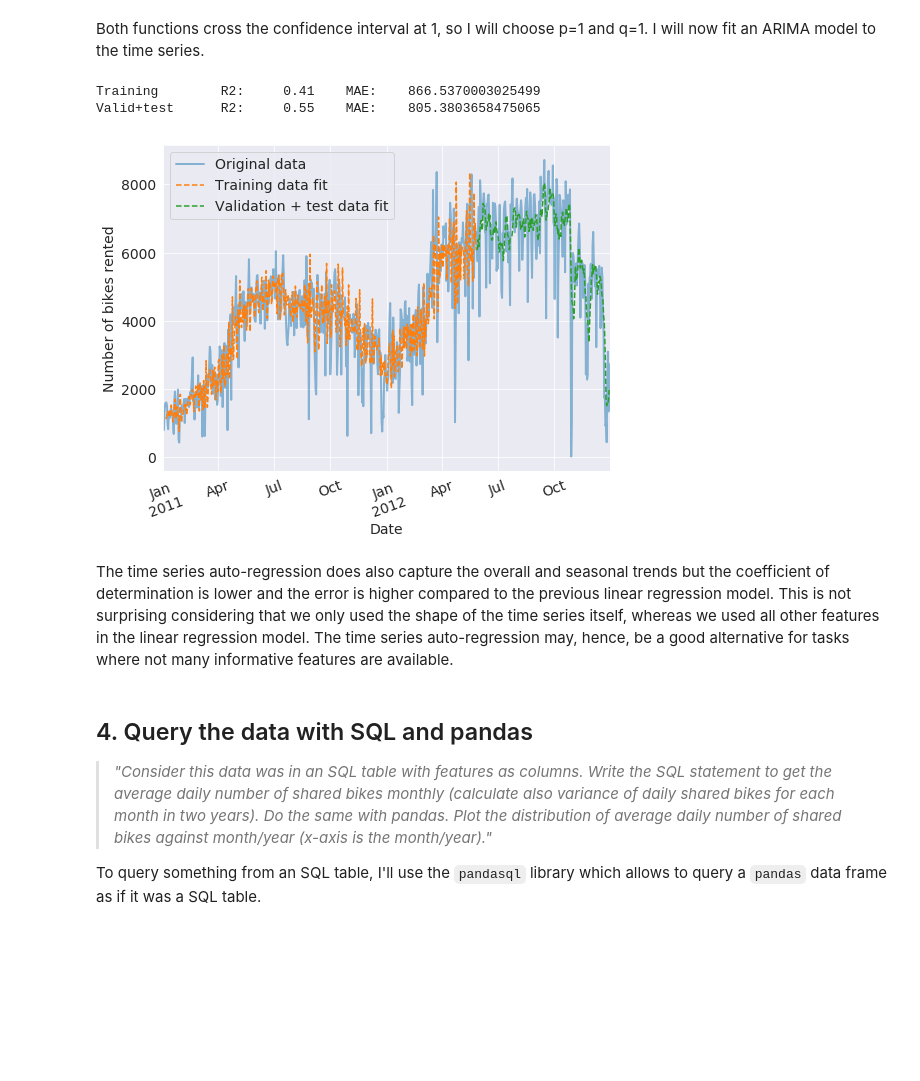
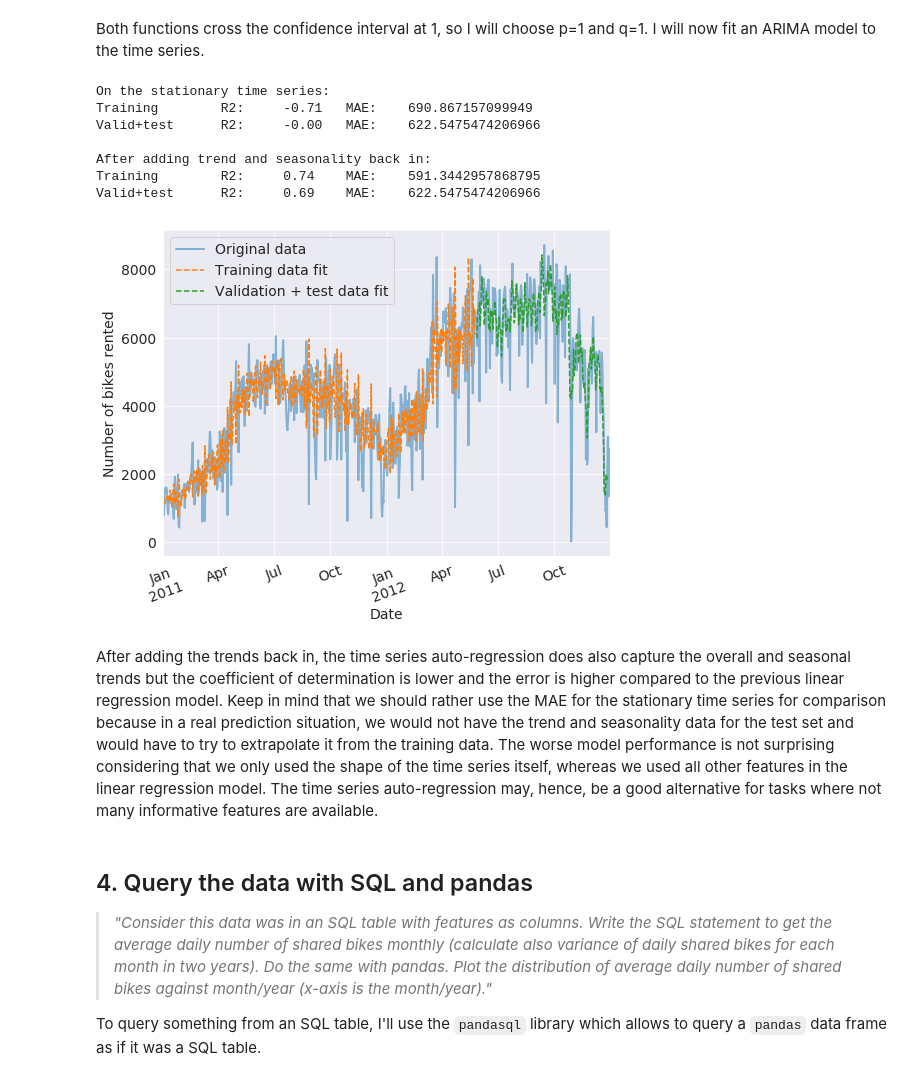
Before and after one commit to Pascal-Bliem/bike-sharing-prediction, a Jupyter notebook: Pascal-Bliem_HDI-Data-Science-Challenge.ipynb, the cells around one changed output. Drawn from its saved outputs; the diff is of its cells as text; code cells hidden in the pictures; blank space fills up the shorter version.

```diff
--- a/Pascal-Bliem_HDI-Data-Science-Challenge.ipynb
+++ b/Pascal-Bliem_HDI-Data-Science-Challenge.ipynb
@@ -780,44 +780,68 @@ Both functions cross the confidence interval at 1, so I will choose p=1 and q=1.
 # %%
 from statsmodels.tsa.arima_model import ARIMA
 
 # order = (p,d,q) means number or AR parameters, differences, and MA parameters to use
 # only fit on the training data
-model_ARIMA = ARIMA(ts.iloc[:train_idx], order=(1, 1, 1),freq="D")
-results_ARIMA = model_ARIMA.fit(disp=-1)  # -1 means: don't print any convergence info
+model_ARIMA = ARIMA(ts.iloc[:train_idx], order=(1, 1, 1), freq="D")
+# -1 means: don't print any convergence info
+results_ARIMA = model_ARIMA.fit(disp=-1)
 
 # make predictions
-y_train_pred = (results_ARIMA.predict(1,train_idx,ts)
-                + decomposition.seasonal
-                + decomposition.trend).dropna()
-# let's put validation and test set together now
-y_validtest_pred = (results_ARIMA.predict(train_idx,len(ts),ts)
+y_train_stationary = decomposition.resid[:train_idx]
+y_train_pred_stationary = results_ARIMA.predict(1, train_idx, ts)
+y_train_pred = (results_ARIMA.predict(1, train_idx, ts)
                 + decomposition.seasonal
                 + decomposition.trend).dropna()
 
+# let's put validation and test set together now
+decomp_validtest = seasonal_decompose(ts[train_idx:])
+y_validtest_stationary = decomp_validtest.resid
+y_validtest_pred_stationary = results_ARIMA.predict(train_idx, len(ts)-1, ts)
+y_validtest_pred = (results_ARIMA.predict(train_idx, len(ts), ts)
+                    + decomp_validtest.seasonal
+                    + decomp_validtest.trend).dropna()
+
+
 # set up figure
-fig, ax = plt.subplots(nrows=1,ncols=1,figsize=(8,6))
+fig, ax = plt.subplots(nrows=1, ncols=1, figsize=(8, 6))
 # plot original and predicted data
-data.plot("dteday", "cnt",rot=20,fontsize=14,ax=ax,label="Original data",lw=2,alpha=0.5)
-x_data = ax.get_children()[0].get_xdata()[2:]
-ax.plot(x_data[2:train_idx],y_train_pred,"--",label="Training data fit")
-ax.plot(x_data[train_idx:-1],y_validtest_pred,"--",label="Validation + test data fit")
+data.plot("dteday", "cnt", rot=20, fontsize=14, ax=ax,
+          label="Original data", lw=2, alpha=0.5)
+x_data = ax.get_children()[0].get_xdata()[:-2]
+ax.plot(x_data[2:train_idx], y_train_pred, "--", label="Training data fit")
+ax.plot(x_data[train_idx+2:-2], y_validtest_pred,
+        "--", label="Validation + test data fit")
 
 # add labels
-ax.set_xlabel("Date",fontsize=14)
-ax.set_ylabel("Number of bikes rented",fontsize=14)
+ax.set_xlabel("Date", fontsize=14)
+ax.set_ylabel("Number of bikes rented", fontsize=14)
 _ = ax.legend(fontsize=14)
 
-# calculate R2 and MAE and print results
-print(f"Training\tR2:\t{r2_score(y_train[2:], y_train_pred):.2f}\tMAE:\t\
-{mean_absolute_error(y_train[2:], y_train_pred)}\n\
-Valid+test\tR2:\t{r2_score(y_valid.append(y_test)[3:], y_validtest_pred):.2f}\t\
-MAE:\t{mean_absolute_error(y_valid.append(y_test)[3:], y_validtest_pred)}\n")
+# calculate R2 and print results
+print(f"On the stationary time series:\n\
+Training\tR2:\t{r2_score(y_train_stationary[3:], y_train_pred_stationary[2:-1]):.2f}\tMAE:\t\
+{mean_absolute_error(y_train_stationary[3:], y_train_pred_stationary[2:-1])}\n\
+Valid+test\tR2:\t{r2_score(y_validtest_stationary[3:-3], y_validtest_pred_stationary[3:-3]):.2f}\t\
+MAE:\t{mean_absolute_error(y_validtest_stationary[3:-3], y_validtest_pred_stationary[3:-3])}\n")
+
+
+# calculate R2 and MAE after adding trend as seanonality back in and print results
+print(f"After adding trend and seasonality back in:\n\
+Training\tR2:\t{r2_score(y_train[:-2], y_train_pred):.2f}\tMAE:\t\
+{mean_absolute_error(y_train[:-2], y_train_pred)}\n\
+Valid+test\tR2:\t{r2_score(y_valid.append(y_test)[3:-3], y_validtest_pred):.2f}\t\
+MAE:\t{mean_absolute_error(y_valid.append(y_test)[3:-3], y_validtest_pred)}\n")
 # %% [output]
-Training        R2:     0.41    MAE:    866.5370003025499
-Valid+test      R2:     0.55    MAE:    805.3803658475065
+On the stationary time series:
+Training        R2:     -0.71   MAE:    690.867157099949
+Valid+test      R2:     -0.00   MAE:    622.5475474206966
+
+After adding trend and seasonality back in:
+Training        R2:     0.74    MAE:    591.3442957868795
+Valid+test      R2:     0.69    MAE:    622.5475474206966
-[figure, old version]
+[figure, new version]
 # %% [markdown]
-The time series auto-regression does also capture the overall and seasonal trends but the coefficient of determination is lower and the error is higher compared to the previous linear regression model. This is not surprising considering that we only used the shape of the time series itself, whereas we used all other features in the linear regression model. The time series auto-regression may, hence, be a good alternative for tasks where not many informative features are available.
+After adding the trends back in, the time series auto-regression does also capture the overall and seasonal trends but the coefficient of determination is lower and the error is higher compared to the previous linear regression model. Keep in mind that we should rather use the MAE for the stationary time series for comparison because in a real prediction situation, we would not have the trend and seasonality data for the test set and would have to  try to extrapolate it from the training data. The worse model performance is not surprising considering that we only used the shape of the time series itself, whereas we used all other features in the linear regression model. The time series auto-regression may, hence, be a good alternative for tasks where not many informative features are available.
 # %% [markdown]
 ## 4. Query the data with SQL and pandas <a id="q4"></a>
 > *"Consider this data was in an SQL table with features as columns. Write the SQL statement to get the average daily number of shared bikes monthly (calculate also variance of daily shared bikes for each month in two years). Do the same with pandas. Plot the distribution of average daily number of shared bikes against month/year (x-axis is the month/year)."*
```
Also changed, not shown: parts of 4 cells of this notebook.
